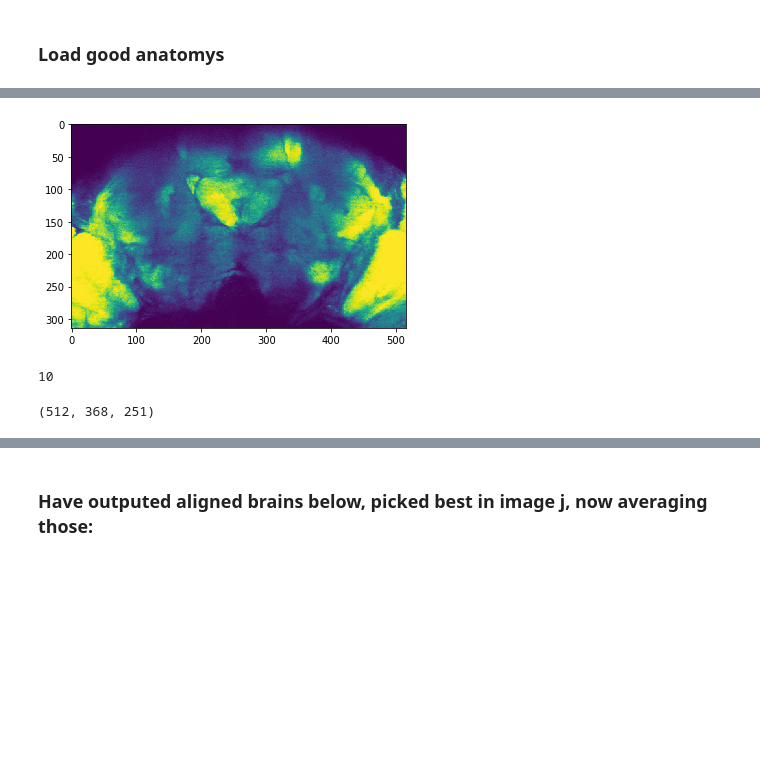
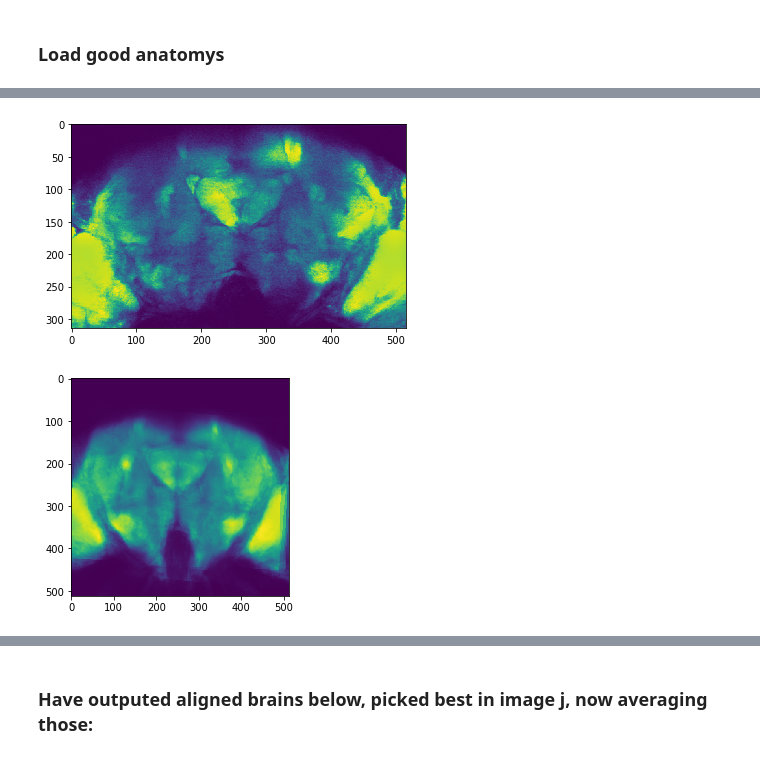
Before and after one commit to bellabrez/bigbadbrain, a Jupyter notebook: jupyter_notebooks/20190228 - Making MeanBrain.ipynb, the cells around one changed output, grey strips where cells are left out. Cells and saved outputs as stored; diff of their text form; code cells hidden in the pictures; blank space fills up the shorter version.

```diff
--- a/jupyter_notebooks/20190228 - Making MeanBrain.ipynb
+++ b/jupyter_notebooks/20190228 - Making MeanBrain.ipynb
@@ -102,2 +113,14 @@ for brain_file in brain_files:
     full_file = os.path.join(root_path, brain_file)
     brains.append(load_numpy_brain(full_file))
+# %%
+anatomy_xml_files = []
+for folder in fly_folders:
+    anatomy_xml_files.append(os.path.join(root_path, folder, 'anatomy.xml'))
+
+brain_ants = []
+for i in range(len(brains)):
+    print(i)
+    ants_brain = ants.from_numpy(brains[i])
+    ants_brain.set_spacing(get_resolution(anatomy_xml_files[i]))
+    ants_brain = ants.n4_bias_field_correction(ants_brain)
+    brain_ants.append(ants_brain)
@@ -104,17 +136,29 @@ for brain_file in brain_files:
+# %%
+main_path = '/oak/stanford/groups/trc/data/Brezovec/2P_Imaging/20190224_anatomy_central/20190318_meanbrain/n4'
+for i in range(8):
+    file = os.path.join(main_path, 'n4_' + str(i) + '.nii')
+    save_brain(file, brain_ants[i].numpy())
+# %%
+main_path = '/oak/stanford/groups/trc/data/Brezovec/2P_Imaging/20190224_anatomy_central/20190318_meanbrain/n4'
+brains = []
+for i in range(8):
+    file = os.path.join(main_path, 'n4_' + str(i) + '.nii')
+    brains.append(load_numpy_brain(file))
 # %%
 # rotate brains
 for i in range(len(brains)):
     brains[i] = np.swapaxes(brains[i],0,1)
+# %%
+ants_brains = []
+for i in range(8):
+    ants_brains.append(ants.from_numpy(brains[i]))
 # %%
-plt.imshow(brains[0][:,:,100])
+plt.imshow(ants_brains[0].numpy()[:,:,100])
 plt.show()
 # %% [output]
-[figure, old version]
+[figure, new version]
-# %%
-len(brains)
-# %% [output]
-10
-# %%
-np.shape(brains[0])
-# %% [output]
-(512, 368, 251)
+# %%
+plt.imshow(master.numpy()[:,:,100])
+plt.show()
+# %% [output]
+[figure, added]
```
Also changed, not shown: parts of 32 cells of this notebook.
